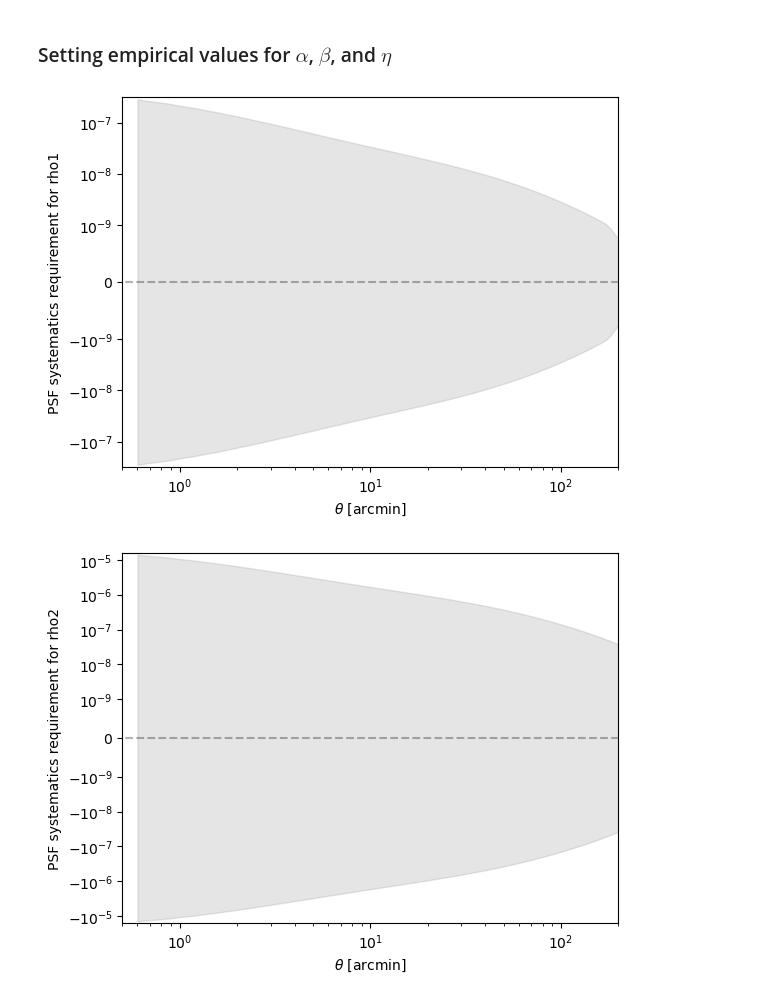
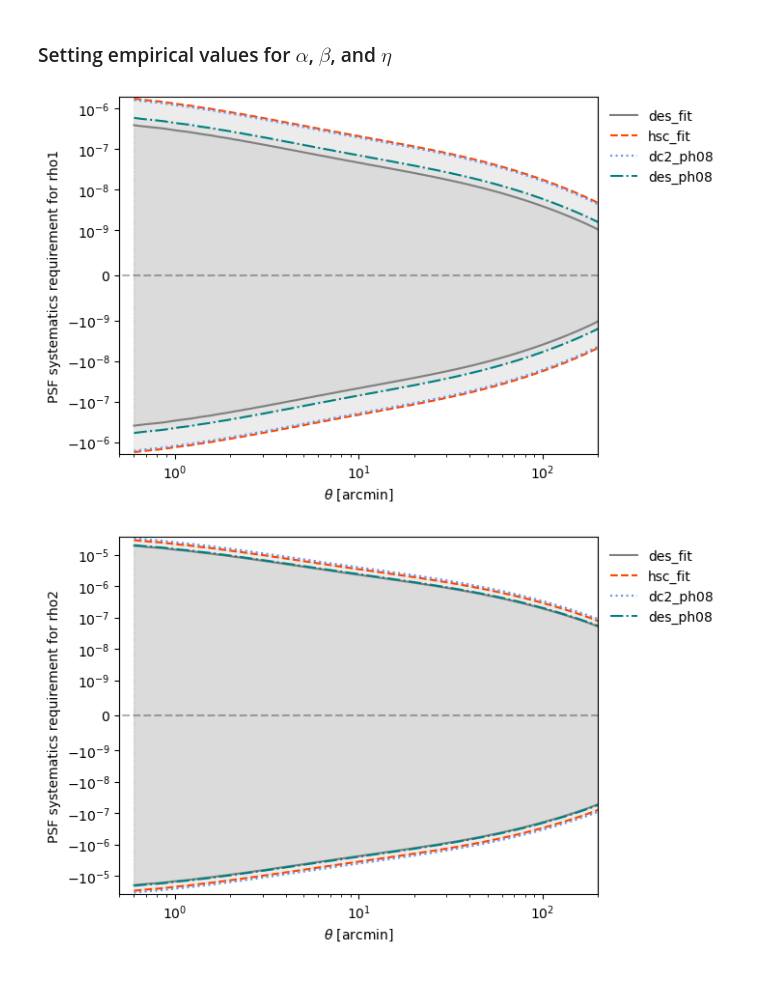
Before and after one commit to LSSTDESC/psf_req, a Jupyter notebook: budget_one_bin.ipynb, the cells around one changed output. Cells and saved outputs as stored; diff of their text form; code cells hidden in the pictures.

Commit message:
update formalism params to our derived values

```diff
--- a/budget_one_bin.ipynb
+++ b/budget_one_bin.ipynb
@@ -77,7 +77,27 @@ plt.xlim(0.5, 200)
 # %% [markdown]
 ### Setting empirical values for $\alpha$, $\beta$, and $\eta$
 # %%
-alpha = 0.02
-beta = 1.0
-eta = -5.0
+leakage_parameters = {
+    'des'  : {'alpha' : 0.017,
+              'beta'  : 0.85,
+              'eta'   : 7.4,
+              },
+    'hsc' : {'alpha' : 0.024,
+             'beta'  : -0.4,
+             'eta'   : 0.,
+             },
+}
+
+#### artificially set the alphas to 0.01 below:
+gaussian_formalism_tratios = {
+    'hsc' : {'tratio' : 0.116 / 1,  ##### still needs <T_gal> in denominator
+             'dtratio': 0, ##### <dT>/<Tgal>
+             'alpha'  : 0.01},
+    'dc2' : {'tratio' : 0.3702 / 0.8881,
+             'dtratio': 0 / 0.8881, ##### needs <dT>
+             'alpha'  : 0.01},
+    'des' : {'tratio' : 0.4122 / 0.5971,
+             'dtratio': 0 / 0.5971, ##### needs <dT>
+             'alpha'  : 0.01}
+}
 # %%
@@ -91,18 +133,29 @@ pre_factor_list = [pre_factor_rho1, pre_factor_rho2, pre_factor_rho3, pre_factor
 # %%
+sources_display = ['des_fit', 'hsc_fit', 'dc2_ph08', 'des_ph08']
+
+alpha = 0.3 / len(sources_display)
+lines = ['-', '--', ':', '-.', (0, (5, 10))]
+colors = ['grey', 'orangered', 'cornflowerblue', 'teal', 'magenta']
+
 for i in range(5):
 
     psf_req_one = psf_req/np.sqrt(5)
-    psf_req_rho = psf_req_one/pre_factor_list[i]
 
-    plt.fill_between(theta_deg*60,-psf_req_rho, psf_req_rho, color = 'grey', alpha = 0.2)
+    for source, ls, c in zip(sources_display, lines, colors):
+        psf_req_rho = psf_req_one/pre_factor_lists[source][i]
+        plt.fill_between(theta_deg*60, -psf_req_rho, psf_req_rho, color='grey', ls=ls, alpha=alpha)
+        plt.plot(theta_deg*60, psf_req_rho, color=c, ls=ls)
+        plt.plot(theta_deg*60, -psf_req_rho, color=c, ls=ls, label=source)
+
+    plt.legend(frameon=False, loc='upper left', bbox_to_anchor=(1,1))
     plt.plot([0.0, 1000], [0,0], '--', alpha = 0.3, color = 'black')
     plt.xlabel(r'$\theta$ [arcmin]')
     plt.ylabel(f'PSF systematics requirement for rho{i+1}')
 
     plt.xscale('log')
     plt.yscale('symlog', linthresh = 1e-9)
     plt.xlim(0.5, 200)
     plt.show()
 # %% [output]
-[figure, old version]
+[figure, new version]
-[figure, old version]
+[figure, new version]
```
Also changed, not shown: parts of 2 cells of this notebook.
